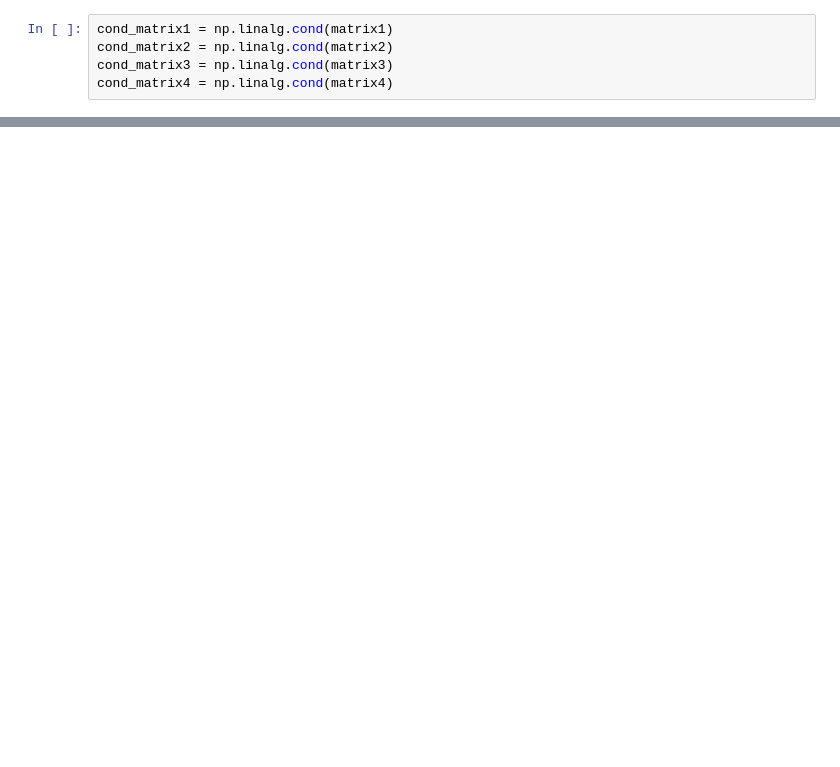
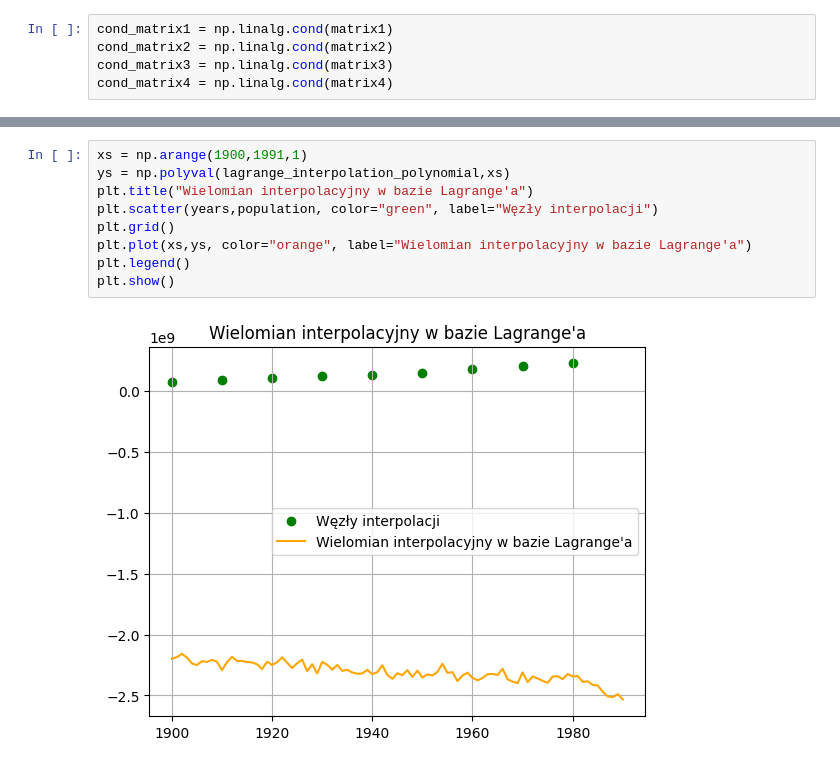
Before and after one commit to domino644/mownit, a Jupyter notebook: lab3/zad.ipynb, the cells around one changed output, grey strips where cells are left out. Saved outputs shown, nothing was run; the diff lists cells and outputs as text; blank space fills up the shorter version.

```diff
--- a/lab3/zad.ipynb
+++ b/lab3/zad.ipynb
@@ -59,0 +81,11 @@ ys = np.polyval(interpolation_factors, xs)
+# %%
+xs = np.arange(1900,1991,1)
+ys = np.polyval(lagrange_interpolation_polynomial,xs)
+plt.title("Wielomian interpolacyjny w bazie Lagrange'a")
+plt.scatter(years,population, color="green", label="Węzły interpolacji")
+plt.grid()
+plt.plot(xs,ys, color="orange", label="Wielomian interpolacyjny w bazie Lagrange'a")
+plt.legend()
+plt.show()
+# %% [output]
+[figure, added]
```
Also changed, not shown: parts of 18 cells of this notebook.
